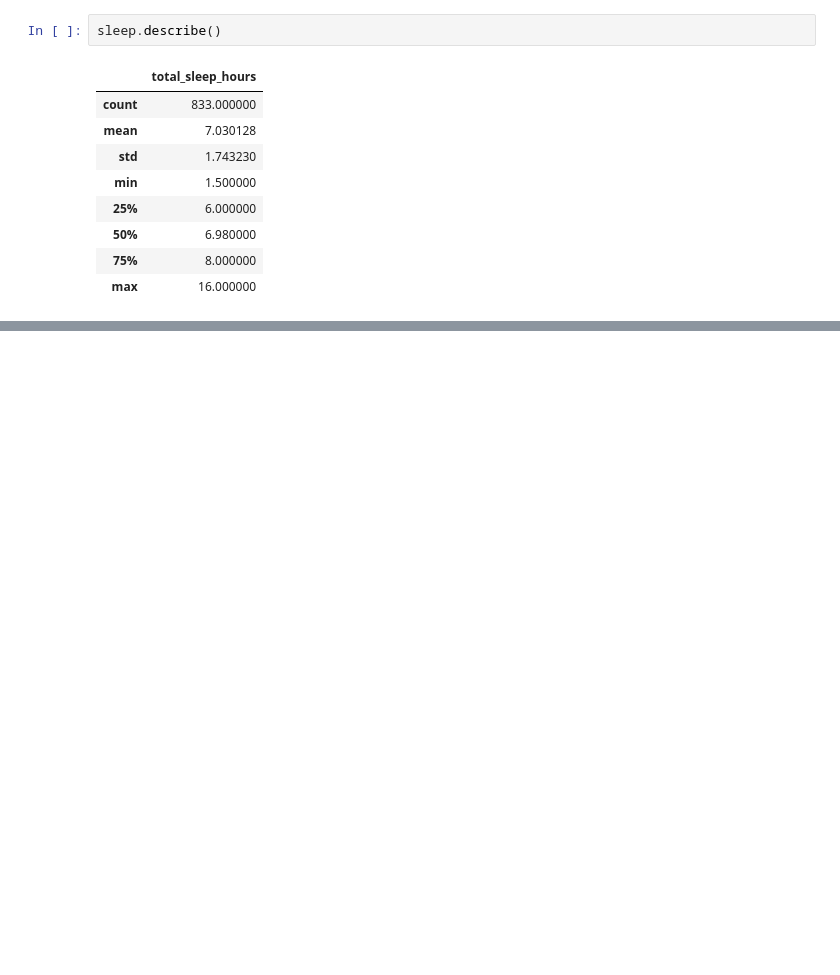
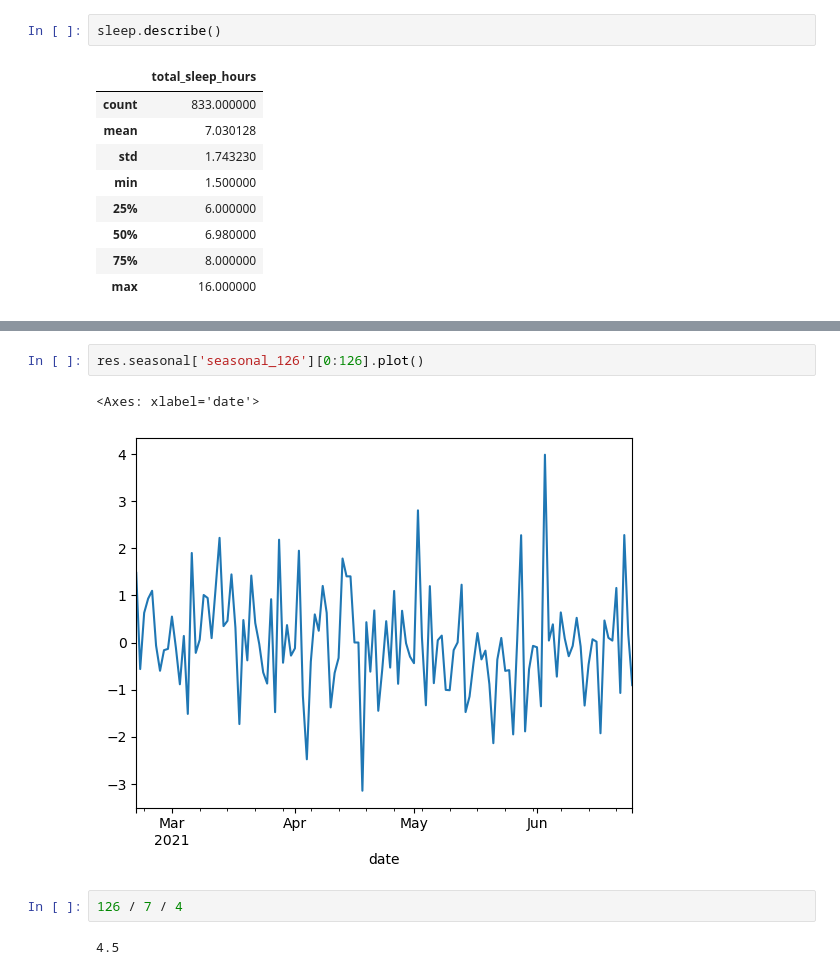
Before and after one commit to zqTheDesigner/productivity-analytics, a Jupyter notebook: notebooks/sleep_time_analytics.ipynb, the cells around one changed output, grey strips where cells are left out. Cells and saved outputs as stored; diff of their text form; blank space fills up the shorter version.

```diff
--- a/notebooks/sleep_time_analytics.ipynb
+++ b/notebooks/sleep_time_analytics.ipynb
@@ -26,0 +29,9 @@ DatetimeIndex(['2021-03-18', '2021-08-08', '2021-08-22', '2021-12-18',
+# %%
+res.seasonal['seasonal_126'][0:126].plot()
+# %% [output]
+<Axes: xlabel='date'>
+[figure, added]
+# %%
+126 / 7 / 4
+# %% [output]
+4.5
```
Also changed, not shown: parts of 4 cells of this notebook.
